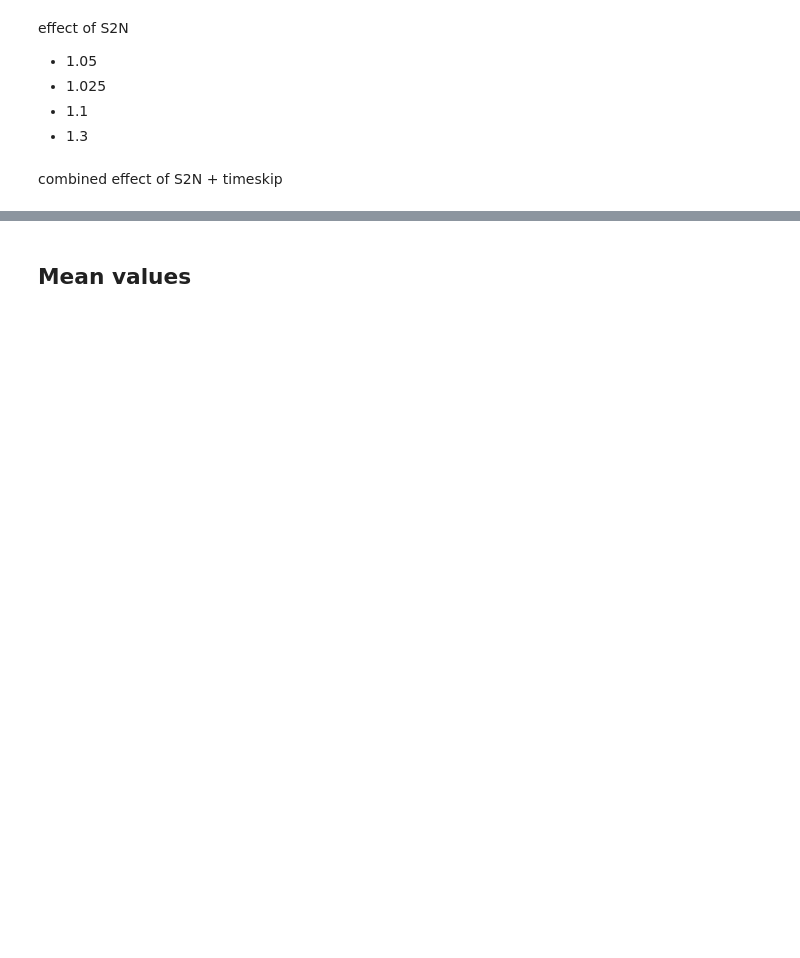
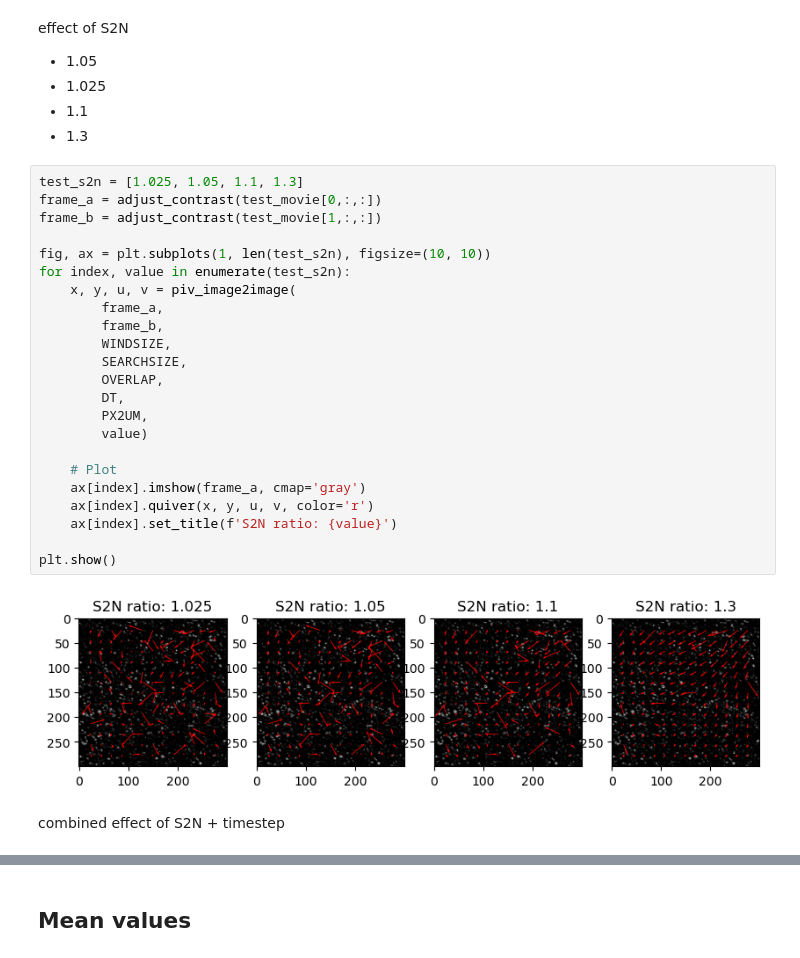
Before and after one commit to taryaksama/data-science, a Jupyter notebook: PIV/main.ipynb, the cells around one changed output, grey strips where cells are left out. Drawn from its saved outputs; the diff is of its cells as text; blank space fills up the shorter version.

```diff
--- a/PIV/main.ipynb
+++ b/PIV/main.ipynb
@@ -114,5 +156,30 @@ effect of S2N
 - 1.025
 - 1.1
 - 1.3
+# %%
+test_s2n = [1.025, 1.05, 1.1, 1.3]
+frame_a = adjust_contrast(test_movie[0,:,:])
+frame_b = adjust_contrast(test_movie[1,:,:])
+
+fig, ax = plt.subplots(1, len(test_s2n), figsize=(10, 10))
+for index, value in enumerate(test_s2n):
+    x, y, u, v = piv_image2image(
+        frame_a,
+        frame_b,
+        WINDSIZE,
+        SEARCHSIZE,
+        OVERLAP,
+        DT,
+        PX2UM,
+        value)
+
+    # Plot
+    ax[index].imshow(frame_a, cmap='gray')
+    ax[index].quiver(x, y, u, v, color='r')
+    ax[index].set_title(f'S2N ratio: {value}')
+
+plt.show()
+# %% [output]
+[figure, added]
 # %% [markdown]
-combined effect of S2N + timeskip
+combined effect of S2N + timestep
```
Also changed, not shown: parts of 12 cells of this notebook, 5 other files.
